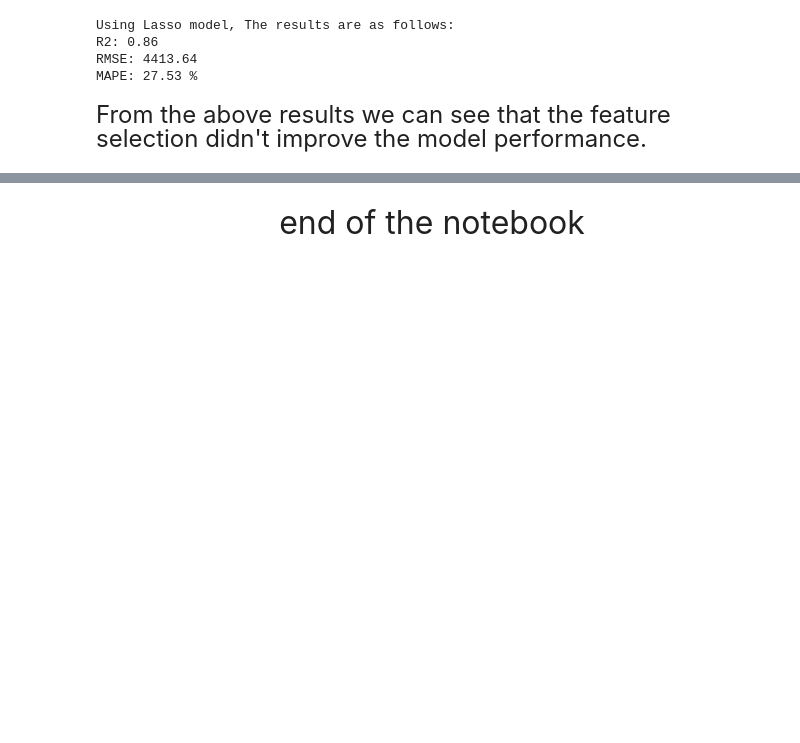
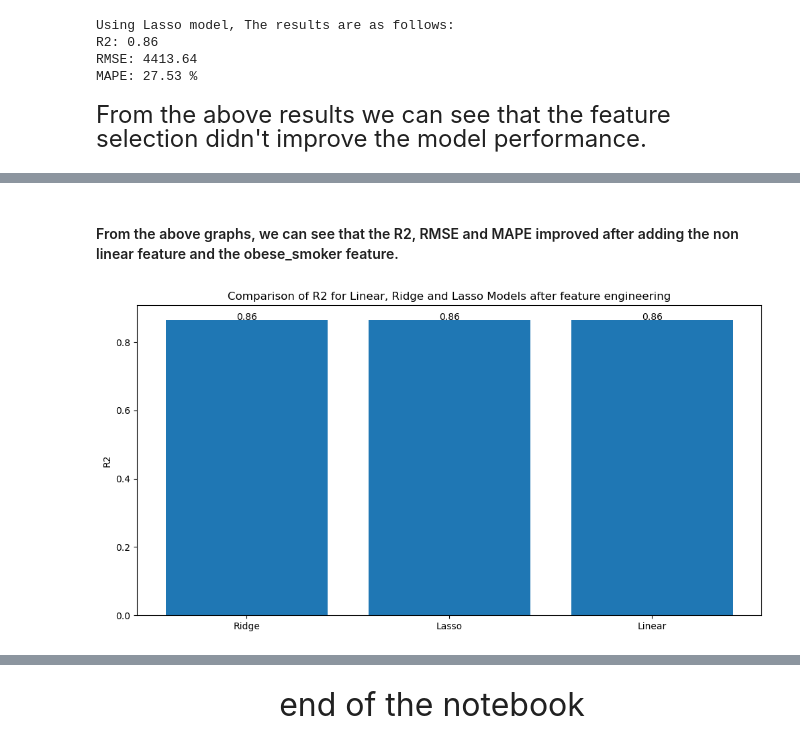
Before and after one commit to aimebamba/Medical-insurance-predicion, a Jupyter notebook: Medical insurance prediction.ipynb, the cells around one changed output, grey strips where cells are left out. Saved outputs shown, nothing was run; the diff lists cells and outputs as text; code cells hidden in the pictures; blank space fills up the shorter version.

```diff
--- a/Medical insurance prediction.ipynb
+++ b/Medical insurance prediction.ipynb
@@ -713,0 +753,15 @@ MAPE: 27.53 %
+# %% [markdown]
+#### From the above graphs, we can see that the R2, RMSE and MAPE improved after adding the non linear feature and the obese_smoker feature.
+# %%
+# comparing linear, ridge , and Lasso models using bar plots
+R2_results = [r2_4, r2_5, r2_3]
+labels = ['Ridge', 'Lasso', 'Linear']
+plt.figure(figsize=(12,6))
+plt.bar(labels, R2_results)
+for i in range(len(R2_results)):
+    plt.text(i, R2_results[i], str(round(R2_results[i],2)), ha = 'center')
+plt.ylabel('R2')
+plt.title('Comparison of R2 for Linear, Ridge and Lasso Models after feature engineering')
+plt.show()
+# %% [output]
+[figure, added]
```
Also changed, not shown: parts of 13 cells of this notebook.
